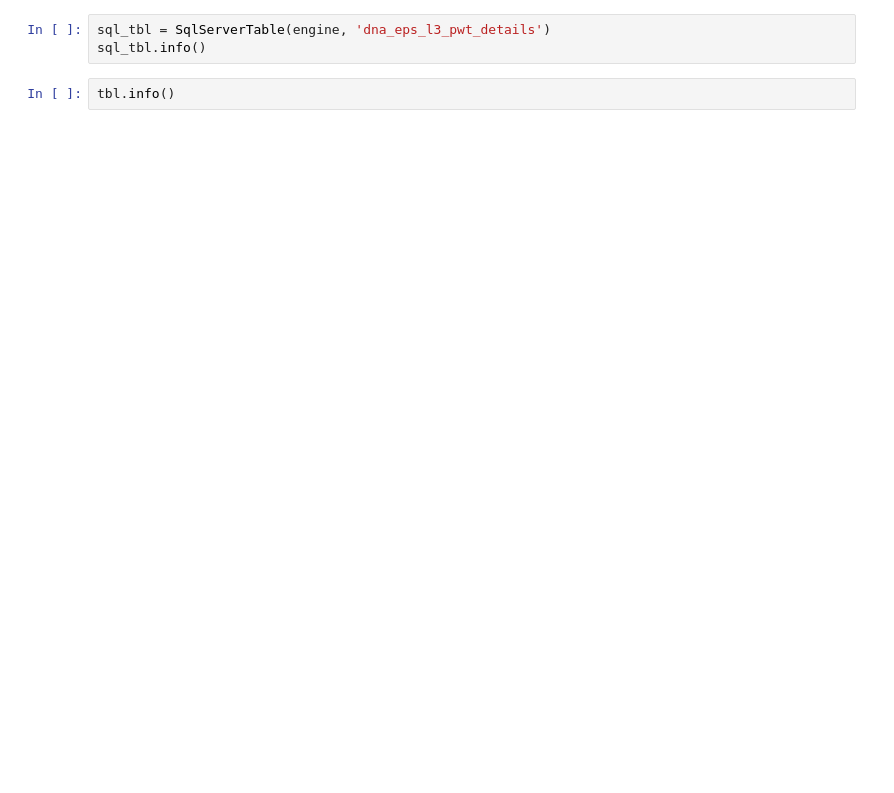
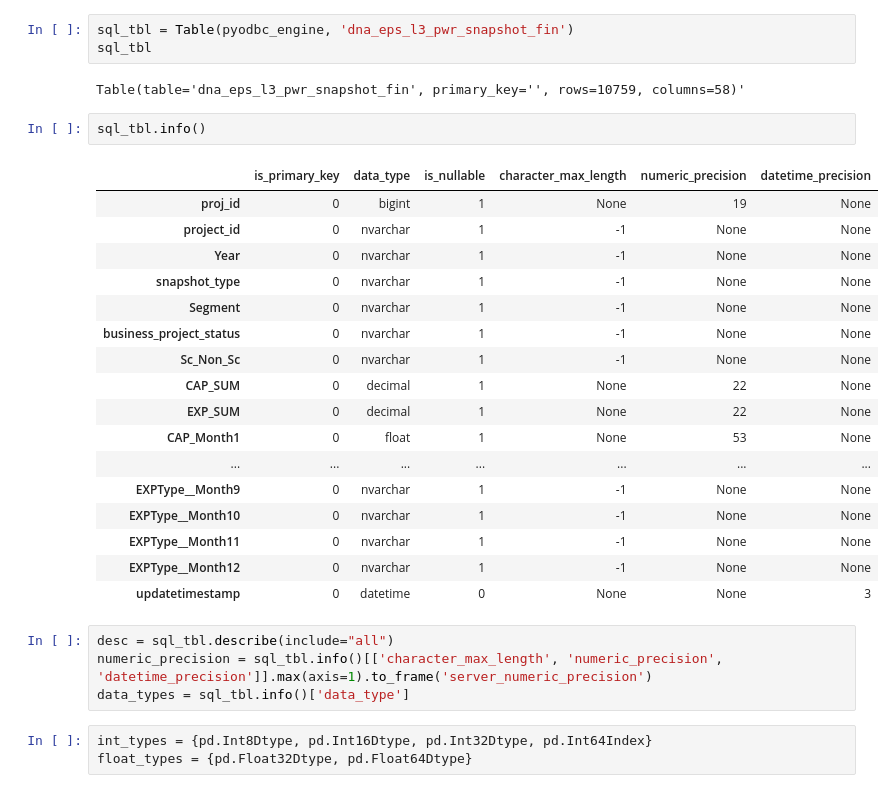
Before and after one commit to RichWolff/wolff, a Jupyter notebook: wolff/notebooks/tester.ipynb, the cells around one changed output. Cells and saved outputs as stored; diff of their text form; blank space fills up the shorter version.

Commit message:
Added table download

```diff
--- a/wolff/notebooks/tester.ipynb
+++ b/wolff/notebooks/tester.ipynb
@@ -64,5 +40,32 @@ df[df['Amount'] <10000].sort_values('Amount')
+# %%
+sql_tbl = Table(pyodbc_engine, 'dna_eps_l3_pwr_snapshot_fin')
+sql_tbl
+# %% [output]
+Table(table='dna_eps_l3_pwr_snapshot_fin', primary_key='', rows=10759, columns=58)'
 # %%
-sql_tbl = SqlServerTable(engine, 'dna_eps_l3_pwt_details')
 sql_tbl.info()
+# %% [output]
+|  | is_primary_key | data_type | is_nullable | character_max_length | numeric_precision | datetime_precision |
+| proj_id | 0 | bigint | 1 | None | 19 | None |
+| project_id | 0 | nvarchar | 1 | -1 | None | None |
+| Year | 0 | nvarchar | 1 | -1 | None | None |
+| snapshot_type | 0 | nvarchar | 1 | -1 | None | None |
+| Segment | 0 | nvarchar | 1 | -1 | None | None |
+| business_project_status | 0 | nvarchar | 1 | -1 | None | None |
+| Sc_Non_Sc | 0 | nvarchar | 1 | -1 | None | None |
+| CAP_SUM | 0 | decimal | 1 | None | 22 | None |
+| EXP_SUM | 0 | decimal | 1 | None | 22 | None |
+| CAP_Month1 | 0 | float | 1 | None | 53 | None |
+| ... | ... | ... | ... | ... | ... | ... |
+| EXPType__Month9 | 0 | nvarchar | 1 | -1 | None | None |
+| EXPType__Month10 | 0 | nvarchar | 1 | -1 | None | None |
+| EXPType__Month11 | 0 | nvarchar | 1 | -1 | None | None |
+| EXPType__Month12 | 0 | nvarchar | 1 | -1 | None | None |
+| updatetimestamp | 0 | datetime | 0 | None | None | 3 |
-# %%
-tbl.info()
+# %%
+desc = sql_tbl.describe(include="all")
+numeric_precision = sql_tbl.info()[['character_max_length', 'numeric_precision', 'datetime_precision']].max(axis=1).to_frame('server_numeric_precision')
+data_types = sql_tbl.info()['data_type']
+# %%
+int_types = {pd.Int8Dtype, pd.Int16Dtype, pd.Int32Dtype, pd.Int64Index}
+float_types = {pd.Float32Dtype, pd.Float64Dtype}
```
Also changed, not shown: parts of 20 cells of this notebook, 7 other files.
